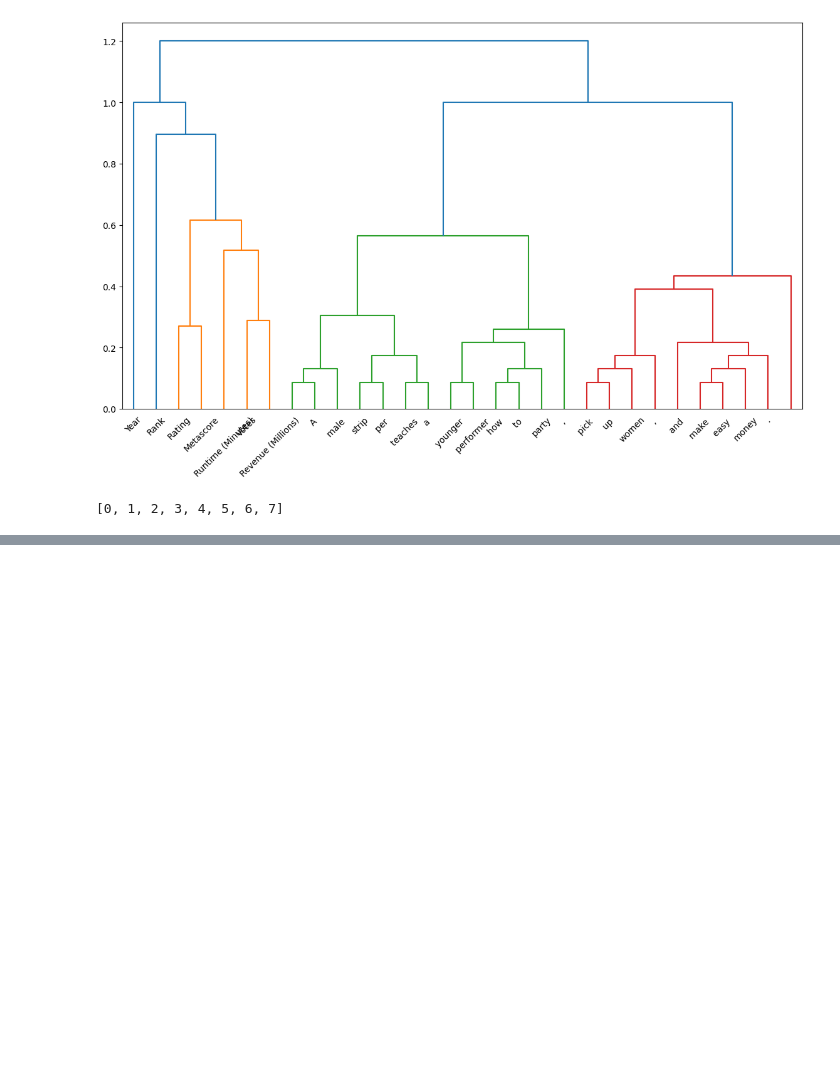
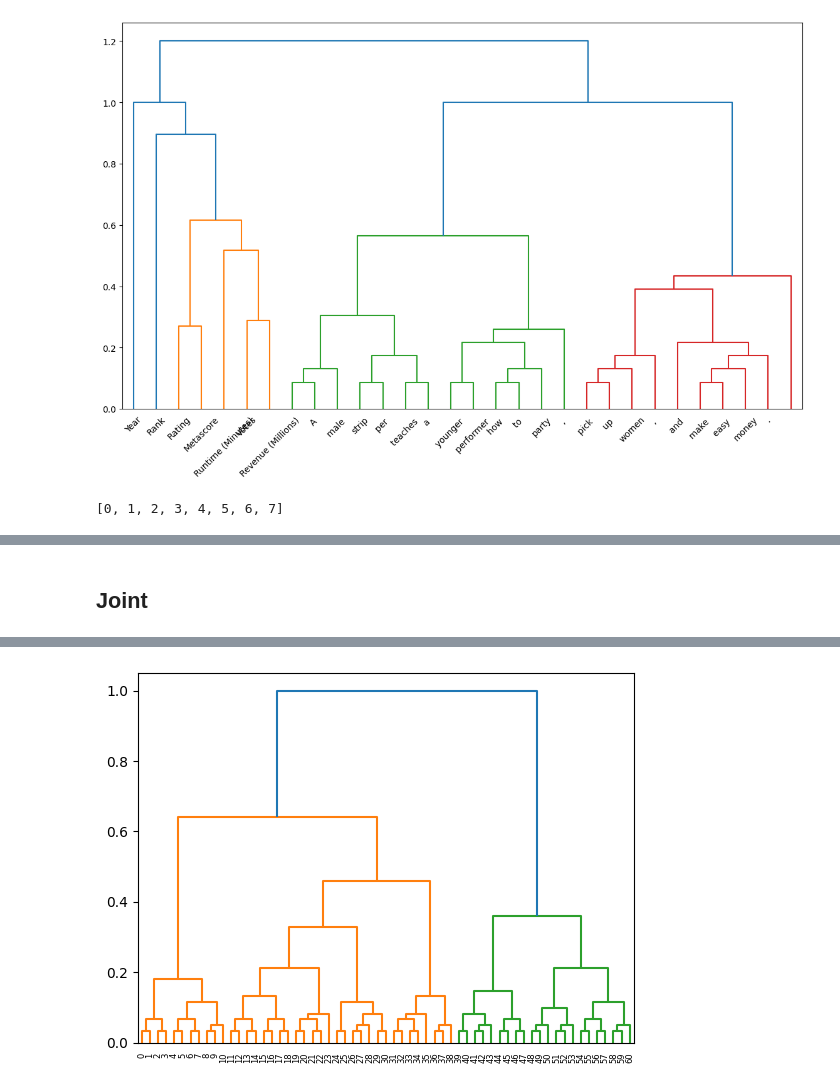
Before and after one commit to jameswburton18/TextNTabularExplanations, a Jupyter notebook: notebooks/test.ipynb, the cells around one changed output, grey strips where cells are left out. Cells and saved outputs as stored; diff of their text form; code cells hidden in the pictures; blank space fills up the shorter version.

```diff
--- a/notebooks/test.ipynb
+++ b/notebooks/test.ipynb
@@ -182,0 +399,69 @@ idxs
+# %% [markdown]
+## Joint
+# %%
+pt = np.array(
+    [
+        [0.00000000e00, 1.00000000e00, 3.27868852e-02, 2.00000000e00],
+        [2.00000000e00, 3.00000000e00, 3.27868852e-02, 2.00000000e00],
+        [4.00000000e00, 5.00000000e00, 3.27868852e-02, 2.00000000e00],
+        [6.00000000e00, 7.00000000e00, 3.27868852e-02, 2.00000000e00],
+        [8.00000000e00, 9.00000000e00, 3.27868852e-02, 2.00000000e00],
+        [6.50000000e01, 1.00000000e01, 4.91803279e-02, 3.00000000e00],
+        [6.10000000e01, 6.20000000e01, 6.55737705e-02, 4.00000000e00],
+        [6.30000000e01, 6.40000000e01, 6.55737705e-02, 4.00000000e00],
+        [6.80000000e01, 6.60000000e01, 1.14754098e-01, 7.00000000e00],
+        [6.70000000e01, 6.90000000e01, 1.80327869e-01, 1.10000000e01],
+        [1.10000000e01, 1.20000000e01, 3.27868852e-02, 2.00000000e00],
+        [1.30000000e01, 1.40000000e01, 3.27868852e-02, 2.00000000e00],
+        [1.50000000e01, 1.60000000e01, 3.27868852e-02, 2.00000000e00],
+        [1.70000000e01, 1.80000000e01, 3.27868852e-02, 2.00000000e00],
+        [1.90000000e01, 2.00000000e01, 3.27868852e-02, 2.00000000e00],
+        [2.10000000e01, 2.20000000e01, 3.27868852e-02, 2.00000000e00],
+        [2.60000000e01, 2.70000000e01, 3.27868852e-02, 2.00000000e00],
+        [3.10000000e01, 3.20000000e01, 3.27868852e-02, 2.00000000e00],
+        [3.30000000e01, 3.40000000e01, 3.27868852e-02, 2.00000000e00],
+        [3.60000000e01, 3.70000000e01, 3.27868852e-02, 2.00000000e00],
+        [2.40000000e01, 2.50000000e01, 3.27868852e-02, 2.00000000e00],
+        [2.90000000e01, 3.00000000e01, 3.27868852e-02, 2.00000000e00],
+        [8.00000000e01, 3.80000000e01, 4.91803279e-02, 3.00000000e00],
+        [7.10000000e01, 7.20000000e01, 6.55737705e-02, 4.00000000e00],
+        [7.30000000e01, 7.40000000e01, 6.55737705e-02, 4.00000000e00],
+        [7.50000000e01, 7.60000000e01, 6.55737705e-02, 4.00000000e00],
+        [7.80000000e01, 7.90000000e01, 6.55737705e-02, 4.00000000e00],
+        [7.70000000e01, 2.80000000e01, 4.91803279e-02, 3.00000000e00],
+        [8.60000000e01, 2.30000000e01, 8.19672131e-02, 5.00000000e00],
+        [8.70000000e01, 3.50000000e01, 8.19672131e-02, 5.00000000e00],
+        [8.80000000e01, 8.20000000e01, 8.19672131e-02, 5.00000000e00],
+        [8.40000000e01, 8.50000000e01, 1.31147541e-01, 8.00000000e00],
+        [9.20000000e01, 8.90000000e01, 2.13114754e-01, 1.30000000e01],
+        [8.10000000e01, 9.10000000e01, 1.14754098e-01, 7.00000000e00],
+        [9.00000000e01, 8.30000000e01, 1.31147541e-01, 8.00000000e00],
+        [9.30000000e01, 9.40000000e01, 3.27868852e-01, 2.00000000e01],
+        [9.60000000e01, 9.50000000e01, 4.59016393e-01, 2.80000000e01],
+        [4.10000000e01, 4.20000000e01, 3.27868852e-02, 2.00000000e00],
+        [5.10000000e01, 5.20000000e01, 3.27868852e-02, 2.00000000e00],
+        [9.80000000e01, 4.30000000e01, 4.91803279e-02, 3.00000000e00],
+        [9.90000000e01, 5.30000000e01, 4.91803279e-02, 3.00000000e00],
+        [3.90000000e01, 4.00000000e01, 3.27868852e-02, 2.00000000e00],
+        [4.40000000e01, 4.50000000e01, 3.27868852e-02, 2.00000000e00],
+        [4.60000000e01, 4.70000000e01, 3.27868852e-02, 2.00000000e00],
+        [4.80000000e01, 4.90000000e01, 3.27868852e-02, 2.00000000e00],
+        [5.40000000e01, 5.50000000e01, 3.27868852e-02, 2.00000000e00],
+        [5.60000000e01, 5.70000000e01, 3.27868852e-02, 2.00000000e00],
+        [5.80000000e01, 5.90000000e01, 3.27868852e-02, 2.00000000e00],
+        [1.05000000e02, 5.00000000e01, 4.91803279e-02, 3.00000000e00],
+        [1.08000000e02, 6.00000000e01, 4.91803279e-02, 3.00000000e00],
+        [1.03000000e02, 1.04000000e02, 6.55737705e-02, 4.00000000e00],
+        [1.06000000e02, 1.07000000e02, 6.55737705e-02, 4.00000000e00],
+        [1.02000000e02, 1.00000000e02, 8.19672131e-02, 5.00000000e00],
+        [1.09000000e02, 1.01000000e02, 9.83606557e-02, 6.00000000e00],
+        [1.12000000e02, 1.10000000e02, 1.14754098e-01, 7.00000000e00],
+        [1.13000000e02, 1.11000000e02, 1.47540984e-01, 9.00000000e00],
+        [1.14000000e02, 1.15000000e02, 2.13114754e-01, 1.30000000e01],
+        [1.16000000e02, 1.17000000e02, 3.60655738e-01, 2.20000000e01],
+        [7.00000000e01, 9.70000000e01, 6.39344262e-01, 3.90000000e01],
+        [1.19000000e02, 1.18000000e02, 1.00000000e00, 6.10000000e01],
+    ]
+)
+dendrogram(pt)
+# %% [output]
@@ -182,0 +485 @@ idxs
+[figure, added]
```
Also changed, not shown: parts of 10 cells of this notebook.
